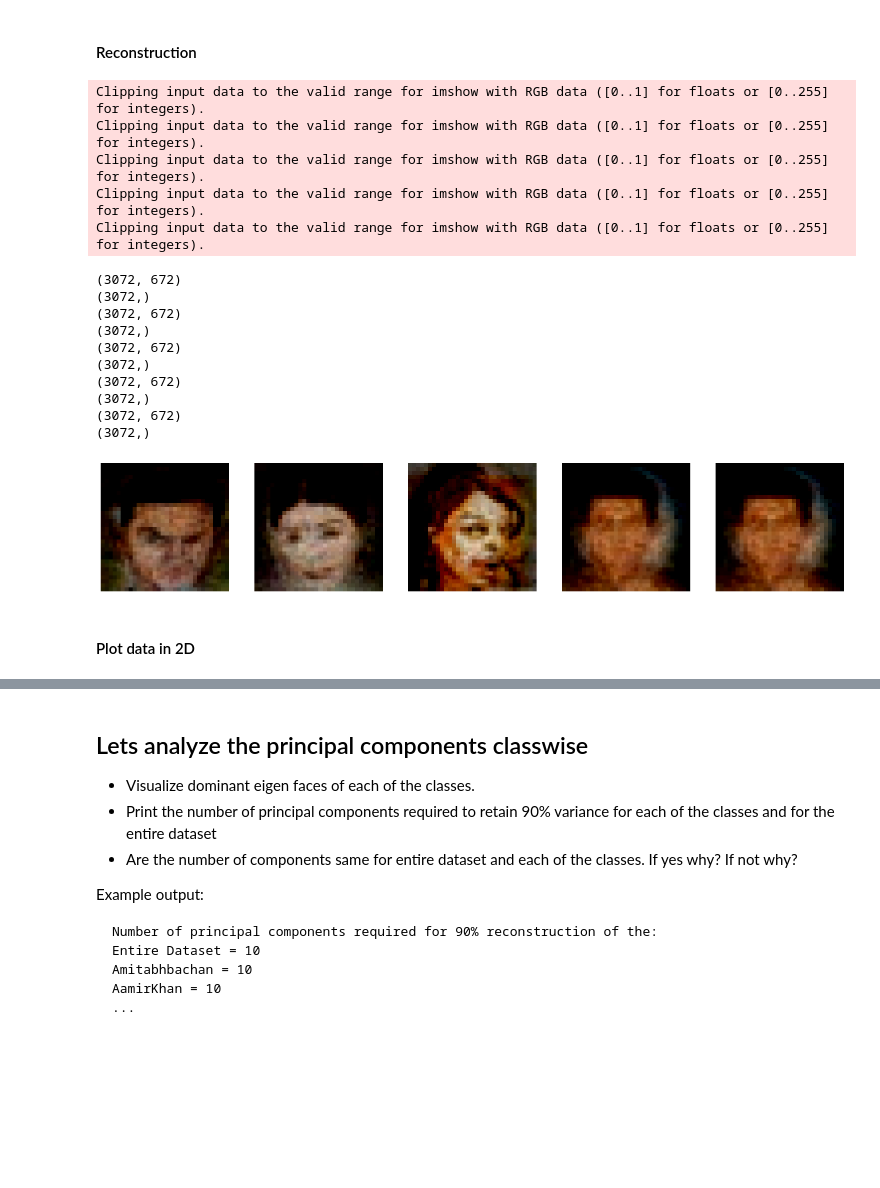
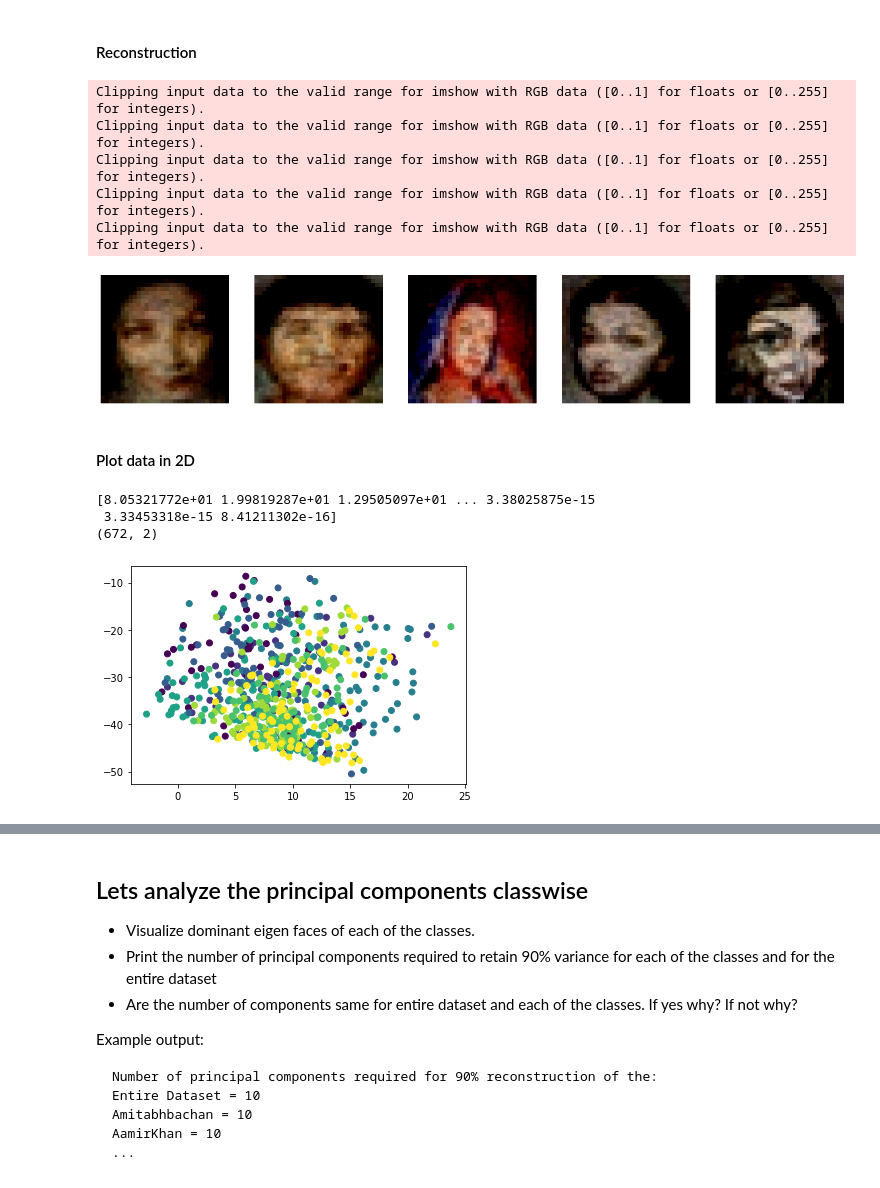
Before and after one commit to spashal/SMAI, a Jupyter notebook: Assignment2/rollnumber_Assignment2_Q3.ipynb, the cells around one changed output, grey strips where cells are left out. Drawn from its saved outputs; the diff is of its cells as text; code cells hidden in the pictures; blank space fills up the shorter version.

```diff
--- a/Assignment2/rollnumber_Assignment2_Q3.ipynb
+++ b/Assignment2/rollnumber_Assignment2_Q3.ipynb
@@ -185,7 +187,6 @@ plot(u,H,W,C, indices)
 #### Reconstruction
 # %%
 # reconstruction
-X = X.transpose()
 def reconstruct(k, image):
     global u, s, X
     coeff = u[:k,:].dot(np.transpose(X[image]))
@@ -207,18 +208,19 @@ Clipping input data to the valid range for imshow with RGB data ([0..1] for floa
 Clipping input data to the valid range for imshow with RGB data ([0..1] for floats or [0..255] for integers).
 Clipping input data to the valid range for imshow with RGB data ([0..1] for floats or [0..255] for integers).
 Clipping input data to the valid range for imshow with RGB data ([0..1] for floats or [0..255] for integers).
-(3072, 672)
-(3072,)
-(3072, 672)
-(3072,)
-(3072, 672)
-(3072,)
-(3072, 672)
-(3072,)
-(3072, 672)
-(3072,)
-[figure, old version]
+[figure, new version]
 # %% [markdown]
 #### Plot data in 2D
 # %%
 # plot data in 2D
+print(s, )
+data = np.matmul(X, np.transpose(u[:2,:]))
+print(data.shape)
+plt.scatter(data[:,1],data[:,0],c=y)
+plt.plot()
+plt.show()
+# %% [output]
+[8.05321772e+01 1.99819287e+01 1.29505097e+01 ... 3.38025875e-15
+ 3.33453318e-15 8.41211302e-16]
+(672, 2)
+[figure, added]
```
Also changed, not shown: parts of 11 cells of this notebook, 2 other files.
